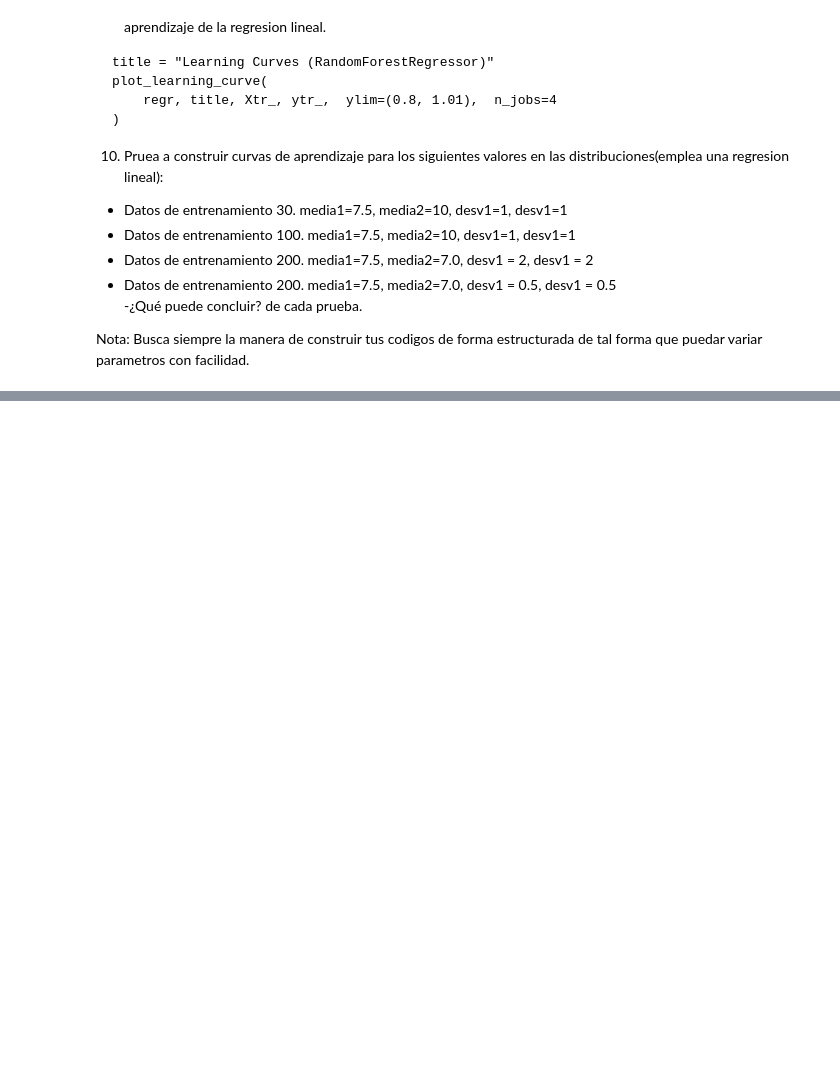
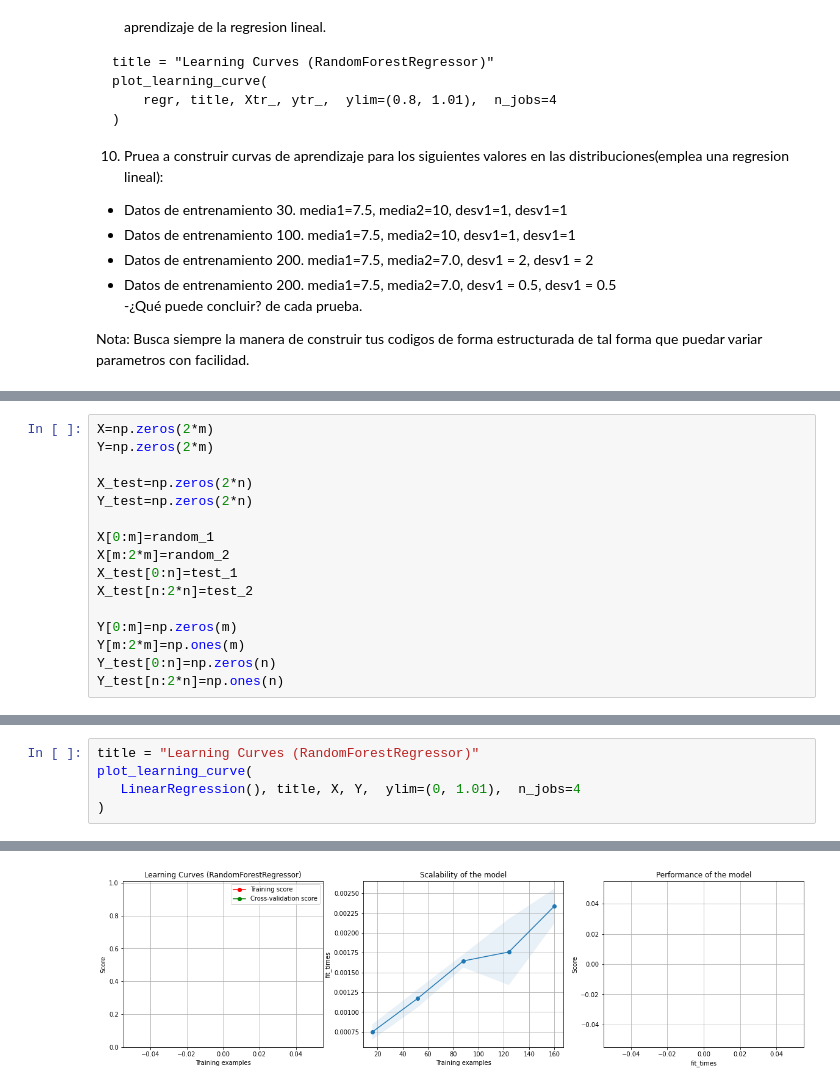
Before and after one commit to hernansalinas/Curso_aprendizaje_estadistico, a Jupyter notebook: Assesment/Laboratorio_02.ipynb, the cells around one changed output, grey strips where cells are left out. Drawn from its saved outputs; the diff is of its cells as text; blank space fills up the shorter version.

```diff
--- a/Assesment/Laboratorio_02.ipynb
+++ b/Assesment/Laboratorio_02.ipynb
@@ -121,0 +149,16 @@ plt.plot(x,f1.pdf(x))
+# %%
+X=np.zeros(2*m)
+Y=np.zeros(2*m)
+
+X_test=np.zeros(2*n)
+Y_test=np.zeros(2*n)
+
+X[0:m]=random_1
+X[m:2*m]=random_2
+X_test[0:n]=test_1
+X_test[n:2*n]=test_2
+
+Y[0:m]=np.zeros(m)
+Y[m:2*m]=np.ones(m)
+Y_test[0:n]=np.zeros(n)
+Y_test[n:2*n]=np.ones(n)
@@ -121,0 +382,6 @@ plt.plot(x,f1.pdf(x))
+# %%
+title = "Learning Curves (RandomForestRegressor)"
+plot_learning_curve(
+   LinearRegression(), title, X, Y,  ylim=(0, 1.01),  n_jobs=4
+)
+# %% [output]
@@ -121,0 +389 @@ plt.plot(x,f1.pdf(x))
+[figure, added]
```
Also changed, not shown: parts of 14 cells of this notebook, 5 other files.
